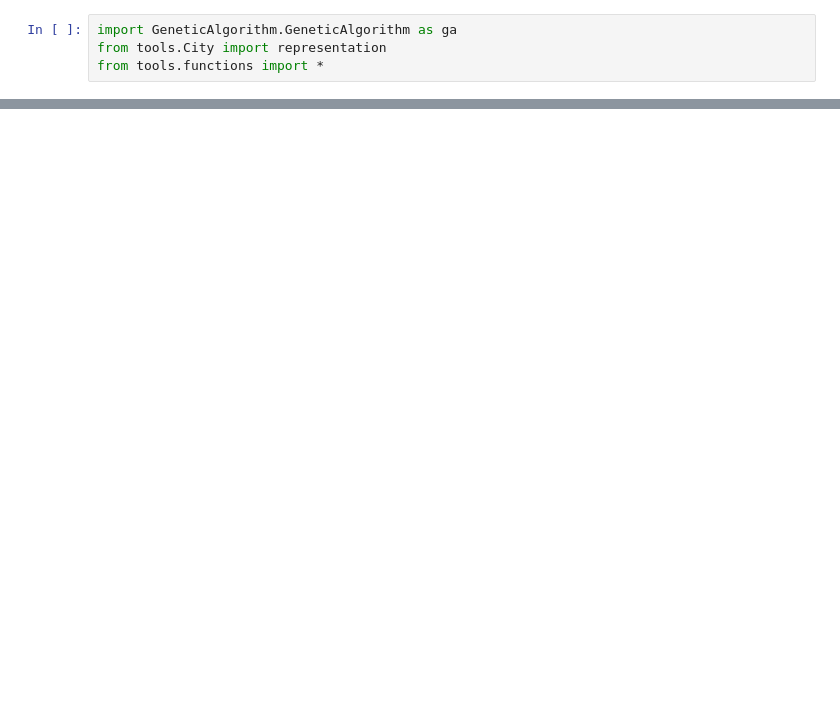
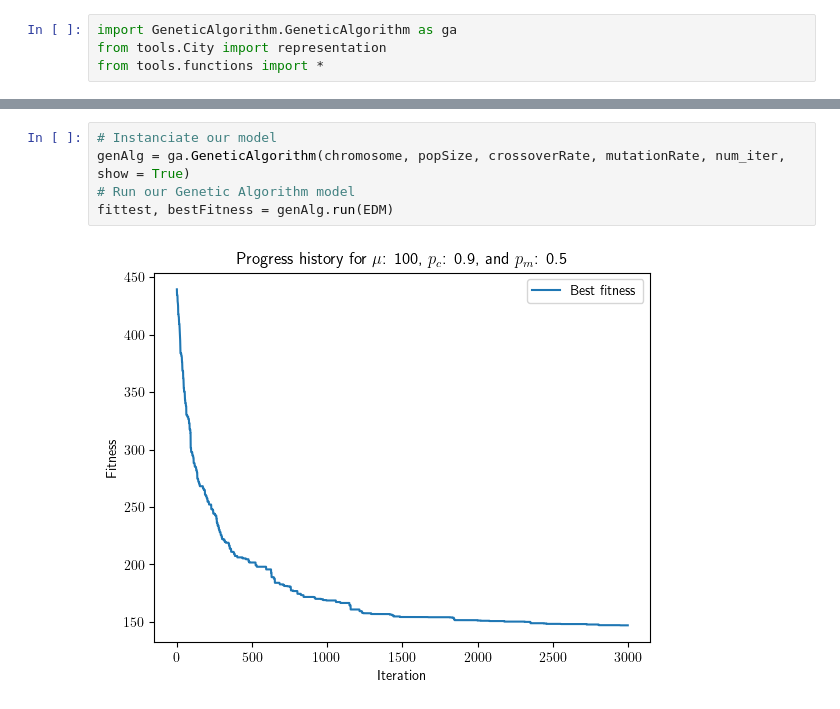
Before and after one commit to franciscopalmeromoya/TravellingSalesmanProblem, a Jupyter notebook: main.ipynb, the cells around one changed output, grey strips where cells are left out. Cells and saved outputs as stored; diff of their text form; blank space fills up the shorter version.

```diff
--- a/main.ipynb
+++ b/main.ipynb
@@ -50,0 +61,7 @@ ga.pmx([(9, 2), (3, 6), (4, 8), (8, 3), (1, 8)], [(9, 2), (3, 6), (4, 8), (8, 3)
+# %%
+# Instanciate our model
+genAlg = ga.GeneticAlgorithm(chromosome, popSize, crossoverRate, mutationRate, num_iter, show = True)
+# Run our Genetic Algorithm model
+fittest, bestFitness = genAlg.run(EDM)
+# %% [output]
+[figure, added]
```
Also changed, not shown: parts of 13 cells of this notebook, 24 other files.
